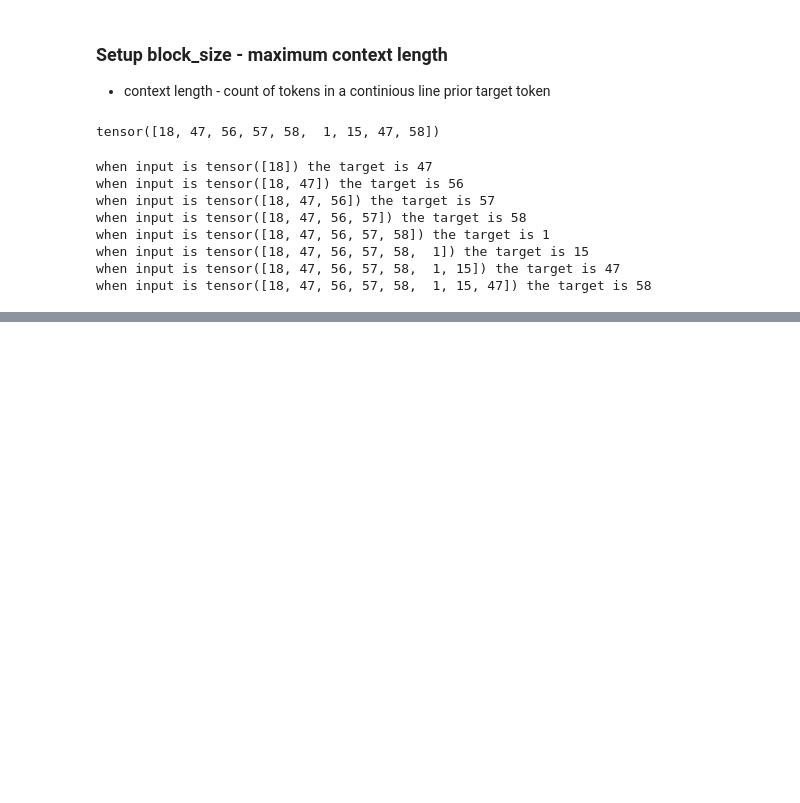
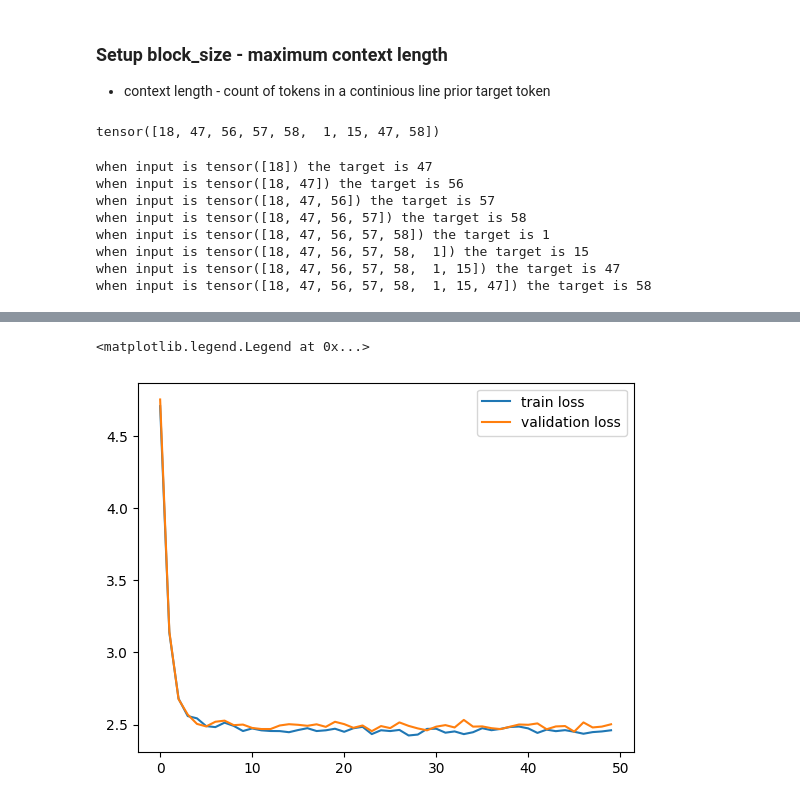
Before and after one commit to ReemBer/gpt-demo, a Jupyter notebook: GPT-tutorial.ipynb, the cells around one changed output, grey strips where cells are left out. Saved outputs shown, nothing was run; the diff lists cells and outputs as text; code cells hidden in the pictures; blank space fills up the shorter version.

Commit message:
Prepare Bigram model traing
- collect all traing stuff into a single method
- add loss history plot
- fix bugs related to generaing

```diff
--- a/GPT-tutorial.ipynb
+++ b/GPT-tutorial.ipynb
@@ -256,0 +230,12 @@ CEdwhen tck is, d s, nd ftanofallon bay ho s, andesen, meseveminds
+# %%
+batch_size = 32
+eval_iters = 200
+optimizer = torch.optim.AdamW(m.parameters(), lr=1e-2)
+for steps in range(1000):
+    xb, yb = get_batch("train")
+    logits = m(xb)
+    loss = m.compute_loss(logits, yb)
+    optimizer.zero_grad(set_to_none=True)
+    loss.backward()
+    optimizer.step()
+print(loss.item())
@@ -256,0 +295,26 @@ CEdwhen tck is, d s, nd ftanofallon bay ho s, andesen, meseveminds
+# %%
+def train(model, iterations, batch_size, optimizer, lr_scheduler, loss_estimator):
+    loss_history = {"train": [], "val": []}
+    for i in range(iterations):
+        if i % loss_estimator.eval_step == 0:
+            losses = loss_estimator.estimate_loss(model)
+            print(f"step {i} losses:", end=" ")
+            for split, loss_value in losses.items():
+                loss_history[split].append(loss_value)
+                print(f"{split} {losses['train']:.4f},", end=" ")
+            lr_scheduler.step(losses['train'])
+            print()
+        xb, yb = get_batch('train', batch_size)
+        logits = model(xb)
+        loss = model.compute_loss(logits, yb)
+        optimizer.zero_grad(set_to_none=True)
+        loss.backward()
+        optimizer.step()
+    return loss_history
+# %%
+model = BigramLanguageModel(vocab_size).to(device)
+iterations = 10000
+batch_size = 32
+optimizer = torch.optim.AdamW(model.parameters(), lr=1e-2)
+lr_scheduler = optim.lr_scheduler.ReduceLROnPlateau(optimizer, patience=10)
+loss_estimator = LossEstimator(eval_step=200)
@@ -256,0 +329,2 @@ CEdwhen tck is, d s, nd ftanofallon bay ho s, andesen, meseveminds
+# %%
+loss_history = train(model, iterations, batch_size, optimizer, lr_scheduler, loss_estimator)
@@ -256,0 +368,8 @@ CEdwhen tck is, d s, nd ftanofallon bay ho s, andesen, meseveminds
+# %%
+fig, ax_l = plt.subplots(1, 1)
+ax_l.plot(np.array(loss_history["train"]).flatten(), label = 'train loss')
+ax_l.plot(np.array(loss_history["val"]).flatten(), label = 'validation loss')
+ax_l.legend()
+# %% [output]
+<matplotlib.legend.Legend at 0x...>
+[figure, added]
```
Also changed, not shown: parts of 22 cells of this notebook.
